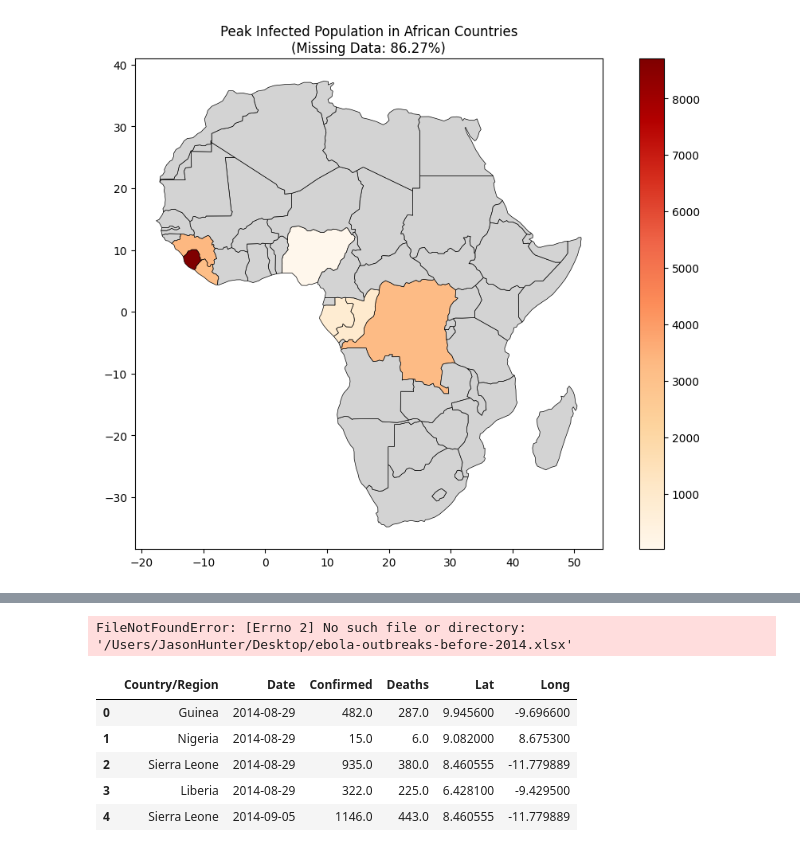
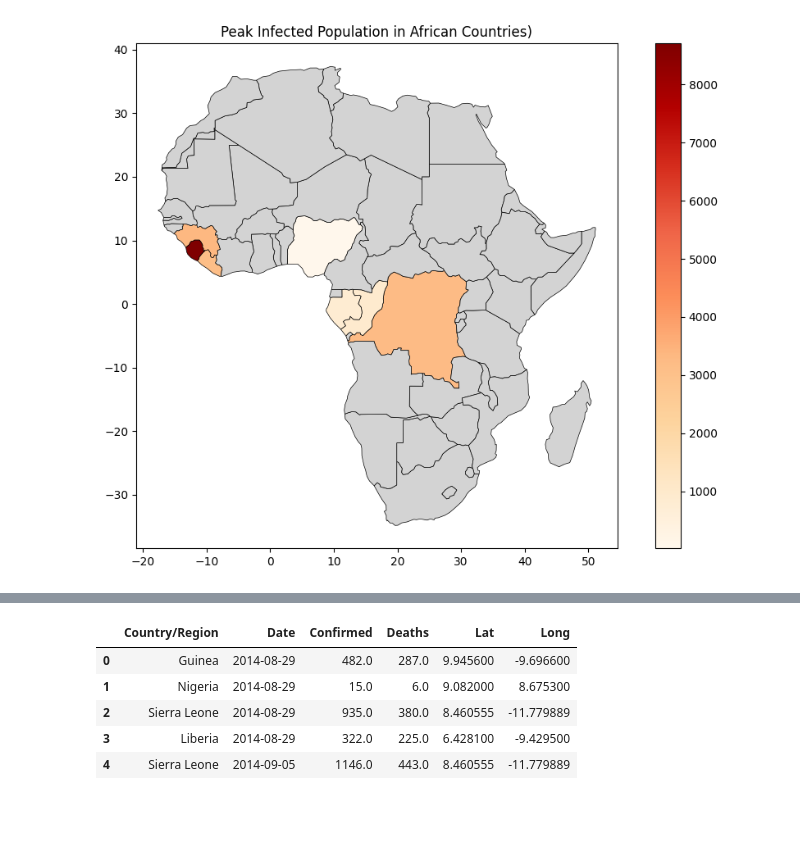
Before and after one commit to JasonHunter95/Ebola-Project, a Jupyter notebook: EbolaModel.ipynb, the cells around one changed output, grey strips where cells are left out. Saved outputs shown, nothing was run; the diff lists cells and outputs as text; code cells hidden in the pictures; blank space fills up the shorter version.

```diff
--- a/EbolaModel.ipynb
+++ b/EbolaModel.ipynb
@@ -101,35 +1274,35 @@ africa = world[world['CONTINENT'] == 'Africa']
 # print(cities.head())
 # cities_grouped = cities.groupby('NAME')['geometry'].apply(lambda x: x.values.tolist()).reset_index()
 # print(cities_grouped.head())
 
 
 
 # Check the structure of the GeoDataFrame
 # print(africa.head())
 
 seir_results = pd.DataFrame({
     'ADMIN': ['Nigeria', 'Guinea', 'Sierra Leone', 'Liberia', 'Democratic Republic of the Congo', 'Gabon', 'Republic of the Congo'],  # Relevant countries
     'peak_infected': [19, 3351, 8704, 3153, 3250, 807, 950], # these numbers are from the dataset, but also some are from wikipedia
 
 })
 
 # Merge SEIR results with GeoDataFrame
 africa = africa.merge(seir_results, on='ADMIN', how='left')
 
 missing_count = africa['peak_infected'].isna().sum()
 # print(missing_count)
 total_count = len(africa)
 # print(total_count)
 missing_percentage = (missing_count / total_count) * 100
 
 # Plot the map, coloring countries by peak infected
 africa.plot(column='peak_infected', cmap='OrRd', legend=True, figsize=(12, 8), missing_kwds={'color': 'lightgrey'}, edgecolor='black', linewidth=0.5)
 # plt.title('Peak Infected Population in African Countries')
-plt.title(f'Peak Infected Population in African Countries\n(Missing Data: {missing_percentage:.2f}%)')
+plt.title(f'Peak Infected Population in African Countries)')
 
 plt.show()
 # %% [output]
-[figure, old version]
+[figure, new version]
 # %%
 africa_json = africa.to_crs(epsg=4326).to_json() # epsg=4326 is the WGS84 coordinate system
 
@@ -211,12 +1384,6 @@ m.save("africa_seir_map.html")
 m
 # %% [output]
 [interactive output not drawn]
-# %%
-file_path = '/Users/JasonHunter/Desktop/ebola-outbreaks-before-2014.xlsx'
-df = pd.read_excel(file_path)
-df.head(5)
-# %% [output]
-FileNotFoundError: [Errno 2] No such file or directory: '/Users/JasonHunter/Desktop/ebola-outbreaks-before-2014.xlsx'
 # %%
 ebola_data = pd.read_csv("pandemic_ebola_dataset.csv")
 ebola_data.head(5)
```
Also changed, not shown: parts of 30 cells of this notebook, 25 other files.
